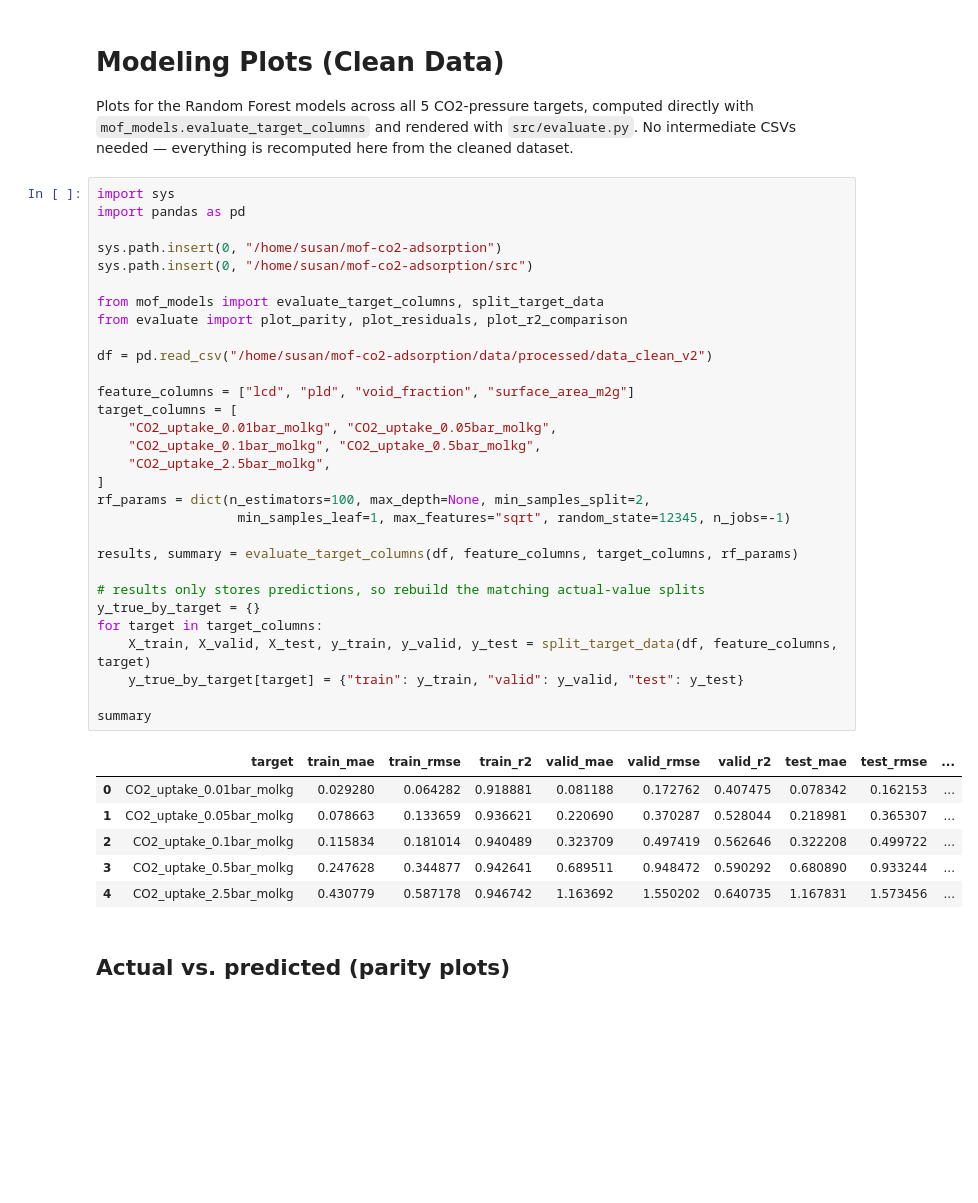
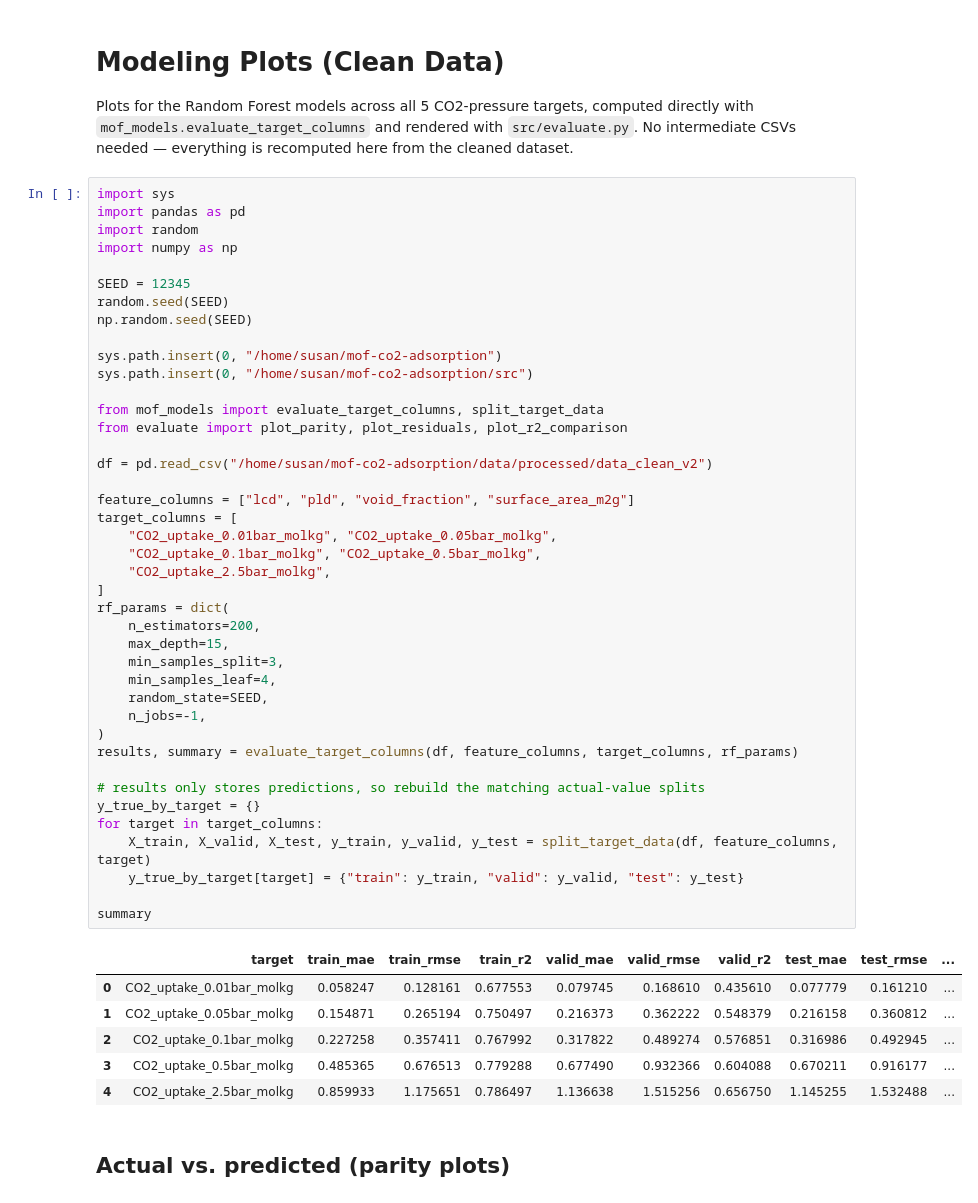
Before and after one commit to rbashiri/mof-co2-adsorption, a Jupyter notebook: notebook/modeling/modeling_plots_data_clean.ipynb, the cells around one changed output. Drawn from its saved outputs; the diff is of its cells as text; blank space fills up the shorter version.

```diff
--- a/notebook/modeling/modeling_plots_data_clean.ipynb
+++ b/notebook/modeling/modeling_plots_data_clean.ipynb
@@ -5,40 +5,51 @@ Plots for the Random Forest models across all 5 CO2-pressure targets, computed d
 # %%
 import sys
 import pandas as pd
+import random
+import numpy as np
+
+SEED = 12345
+random.seed(SEED)
+np.random.seed(SEED)
 
 sys.path.insert(0, "/home/susan/mof-co2-adsorption")
 sys.path.insert(0, "/home/susan/mof-co2-adsorption/src")
 
 from mof_models import evaluate_target_columns, split_target_data
 from evaluate import plot_parity, plot_residuals, plot_r2_comparison
 
 df = pd.read_csv("/home/susan/mof-co2-adsorption/data/processed/data_clean_v2")
 
 feature_columns = ["lcd", "pld", "void_fraction", "surface_area_m2g"]
 target_columns = [
     "CO2_uptake_0.01bar_molkg", "CO2_uptake_0.05bar_molkg",
     "CO2_uptake_0.1bar_molkg", "CO2_uptake_0.5bar_molkg",
     "CO2_uptake_2.5bar_molkg",
 ]
-rf_params = dict(n_estimators=100, max_depth=None, min_samples_split=2,
-                  min_samples_leaf=1, max_features="sqrt", random_state=12345, n_jobs=-1)
-
+rf_params = dict(
+    n_estimators=200,
+    max_depth=15,
+    min_samples_split=3,
+    min_samples_leaf=4,
+    random_state=SEED,
+    n_jobs=-1,
+)
 results, summary = evaluate_target_columns(df, feature_columns, target_columns, rf_params)
 
 # results only stores predictions, so rebuild the matching actual-value splits
 y_true_by_target = {}
 for target in target_columns:
     X_train, X_valid, X_test, y_train, y_valid, y_test = split_target_data(df, feature_columns, target)
     y_true_by_target[target] = {"train": y_train, "valid": y_valid, "test": y_test}
 
 summary
 # %% [output]
 |  | target | train_mae | train_rmse | train_r2 | valid_mae | valid_rmse | valid_r2 | test_mae | test_rmse | ... |
-| 0 | CO2_uptake_0.01bar_molkg | 0.029280 | 0.064282 | 0.918881 | 0.081188 | 0.172762 | 0.407475 | 0.078342 | 0.162153 | ... |
-| 1 | CO2_uptake_0.05bar_molkg | 0.078663 | 0.133659 | 0.936621 | 0.220690 | 0.370287 | 0.528044 | 0.218981 | 0.365307 | ... |
-| 2 | CO2_uptake_0.1bar_molkg | 0.115834 | 0.181014 | 0.940489 | 0.323709 | 0.497419 | 0.562646 | 0.322208 | 0.499722 | ... |
-| 3 | CO2_uptake_0.5bar_molkg | 0.247628 | 0.344877 | 0.942641 | 0.689511 | 0.948472 | 0.590292 | 0.680890 | 0.933244 | ... |
-| 4 | CO2_uptake_2.5bar_molkg | 0.430779 | 0.587178 | 0.946742 | 1.163692 | 1.550202 | 0.640735 | 1.167831 | 1.573456 | ... |
+| 0 | CO2_uptake_0.01bar_molkg | 0.058247 | 0.128161 | 0.677553 | 0.079745 | 0.168610 | 0.435610 | 0.077779 | 0.161210 | ... |
+| 1 | CO2_uptake_0.05bar_molkg | 0.154871 | 0.265194 | 0.750497 | 0.216373 | 0.362222 | 0.548379 | 0.216158 | 0.360812 | ... |
+| 2 | CO2_uptake_0.1bar_molkg | 0.227258 | 0.357411 | 0.767992 | 0.317822 | 0.489274 | 0.576851 | 0.316986 | 0.492945 | ... |
+| 3 | CO2_uptake_0.5bar_molkg | 0.485365 | 0.676513 | 0.779288 | 0.677490 | 0.932366 | 0.604088 | 0.670211 | 0.916177 | ... |
+| 4 | CO2_uptake_2.5bar_molkg | 0.859933 | 1.175651 | 0.786497 | 1.136638 | 1.515256 | 0.656750 | 1.145255 | 1.532488 | ... |
 # %% [markdown]
 ## Actual vs. predicted (parity plots)
 # %%
```
Also changed, not shown: 5 other files.
